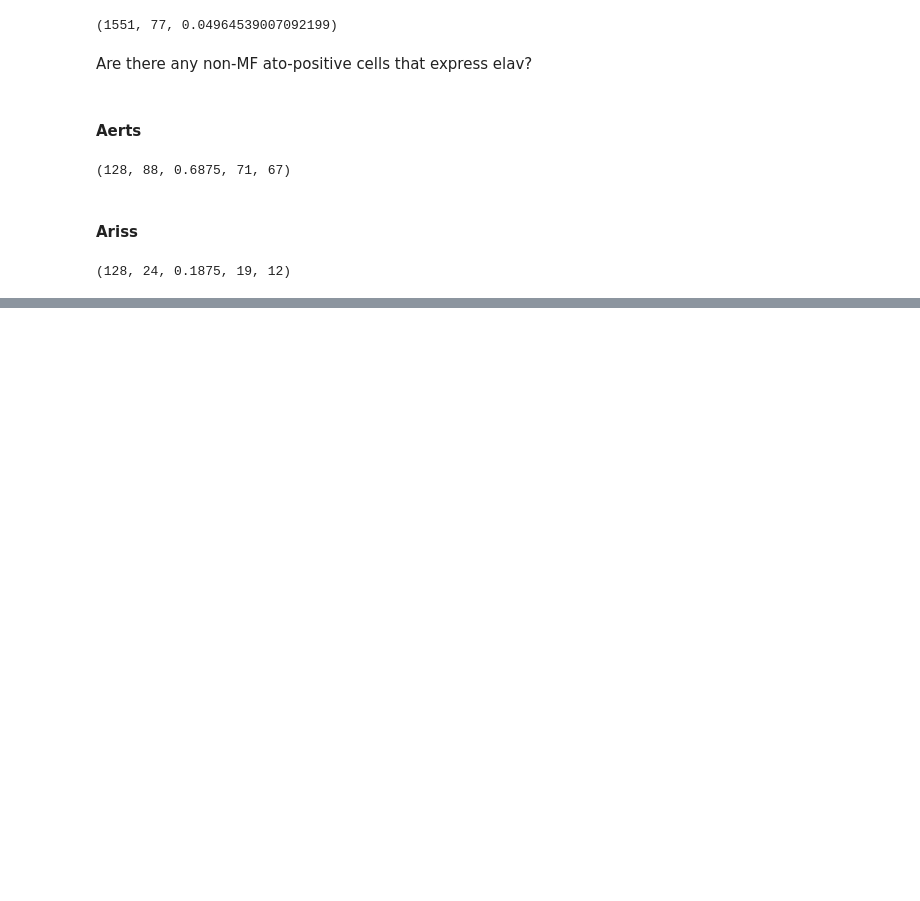
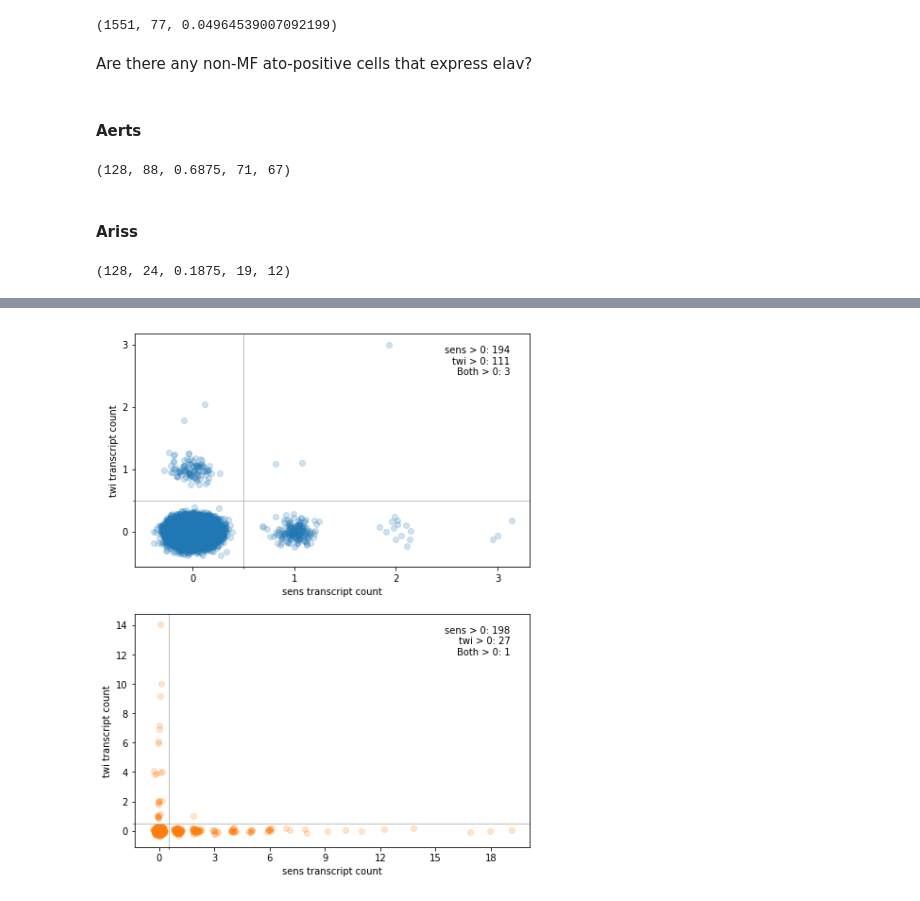
Before and after one commit to rejsmont/rdn-wdp-python, a Jupyter notebook: analysis/scRNAseq.ipynb, the cells around one changed output, grey strips where cells are left out. Saved outputs shown, nothing was run; the diff lists cells and outputs as text; code cells hidden in the pictures; blank space fills up the shorter version.

```diff
--- a/analysis/scRNAseq.ipynb
+++ b/analysis/scRNAseq.ipynb
@@ -137,0 +174,4 @@ ato_elav_sens = ariss[(ariss['ato'] > 0)&(ariss['sens'] > 0)&(ariss['elav'] > 0)
+# %%
+plotgenes('sens', 'twi')
+# %% [output]
+[figure, added]
```
Also changed, not shown: parts of 18 cells of this notebook, 19 other files.
